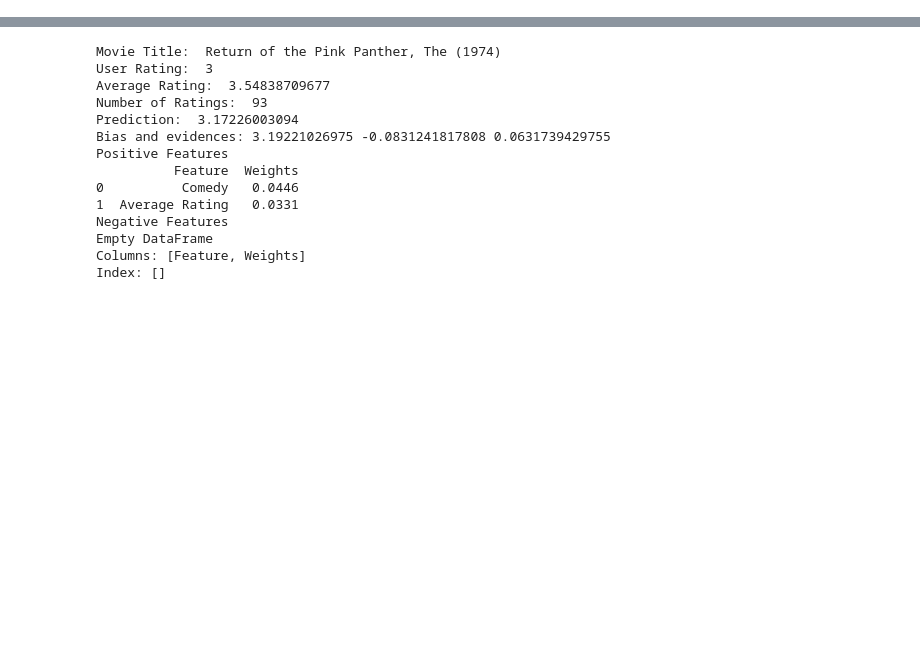
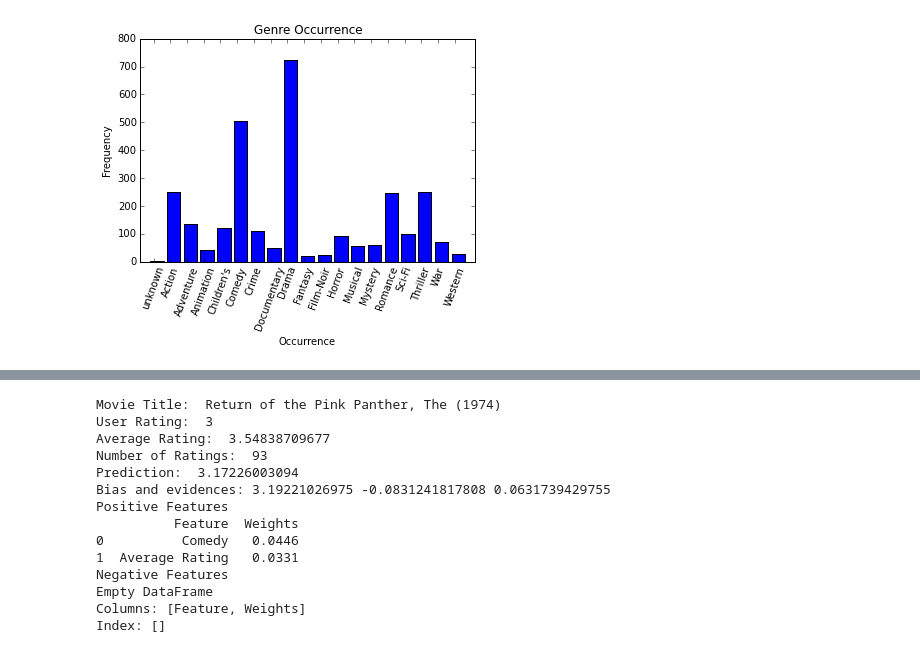
Before and after one commit to n-getty/TransparentRec, a Jupyter notebook: TransparentRec.ipynb, the cells around one changed output, grey strips where cells are left out. Cells and saved outputs as stored; diff of their text form; code cells hidden in the pictures; blank space fills up the shorter version.

```diff
--- a/TransparentRec.ipynb
+++ b/TransparentRec.ipynb
@@ -6,0 +30,19 @@ from Classifiers import TransparentRidge
+# %%
+# Genre Distribution
+genres = np.genfromtxt('ml-100k/u.item', delimiter='|', usecols=range(5, 24))
+genre_names = np.genfromtxt('ml-100k/u.genre', delimiter='|', dtype=str, usecols=0)
+x = np.sum(genres, axis=0)
+his = np.histogram(x, bins = range(0,20))
+fig, ax = plt.subplots()
+offset = -.2
+plt.bar(his[1][1:],x,align='center')
+ax.set_xticks(his[1][1:] + offset)
+ax.set_xticklabels((list(genre_names)))
+locs, labels = plt.xticks()
+plt.setp(labels, rotation=70)
+plt.title("Genre Occurrence")
+plt.xlabel("Occurrence")
+plt.ylabel("Frequency")
+plt.show()
+# %% [output]
+[figure, added]
```
Also changed, not shown: parts of 16 cells of this notebook, 1 other file.
